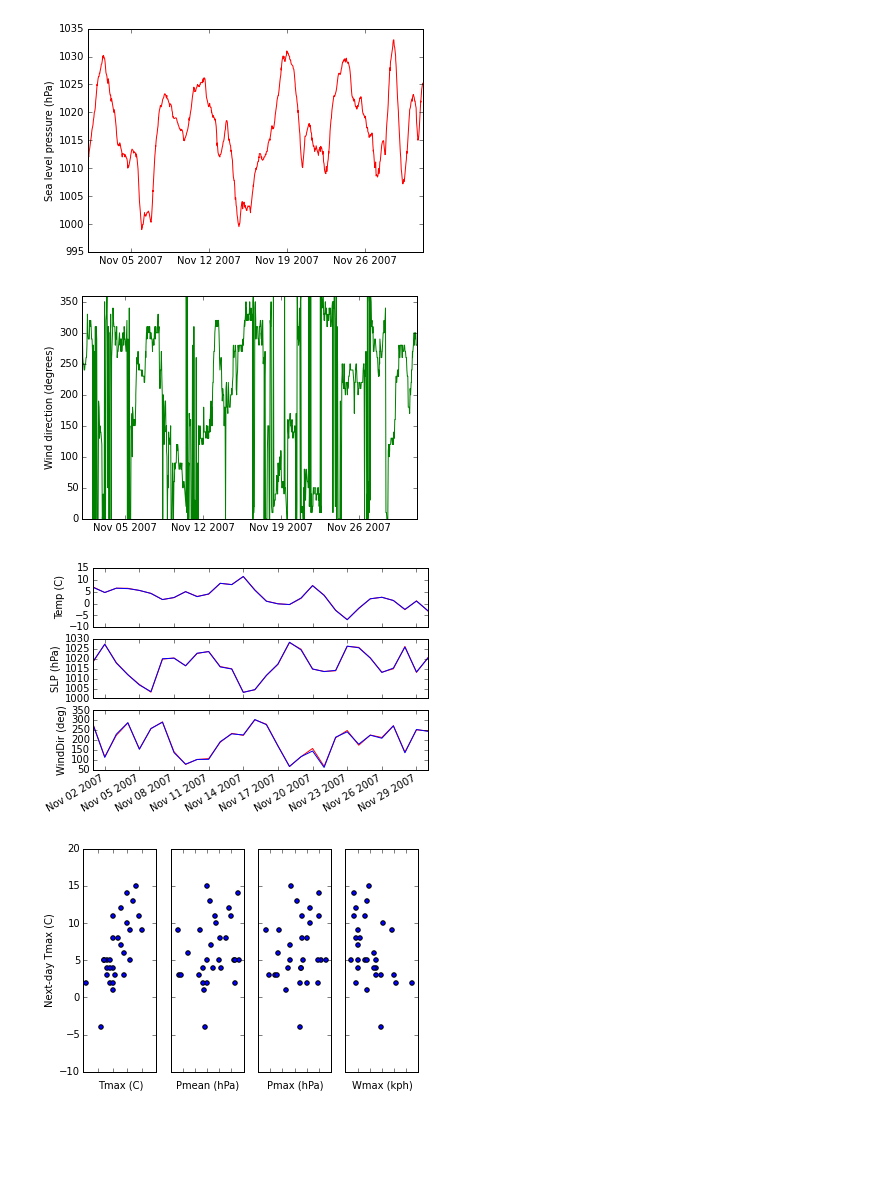
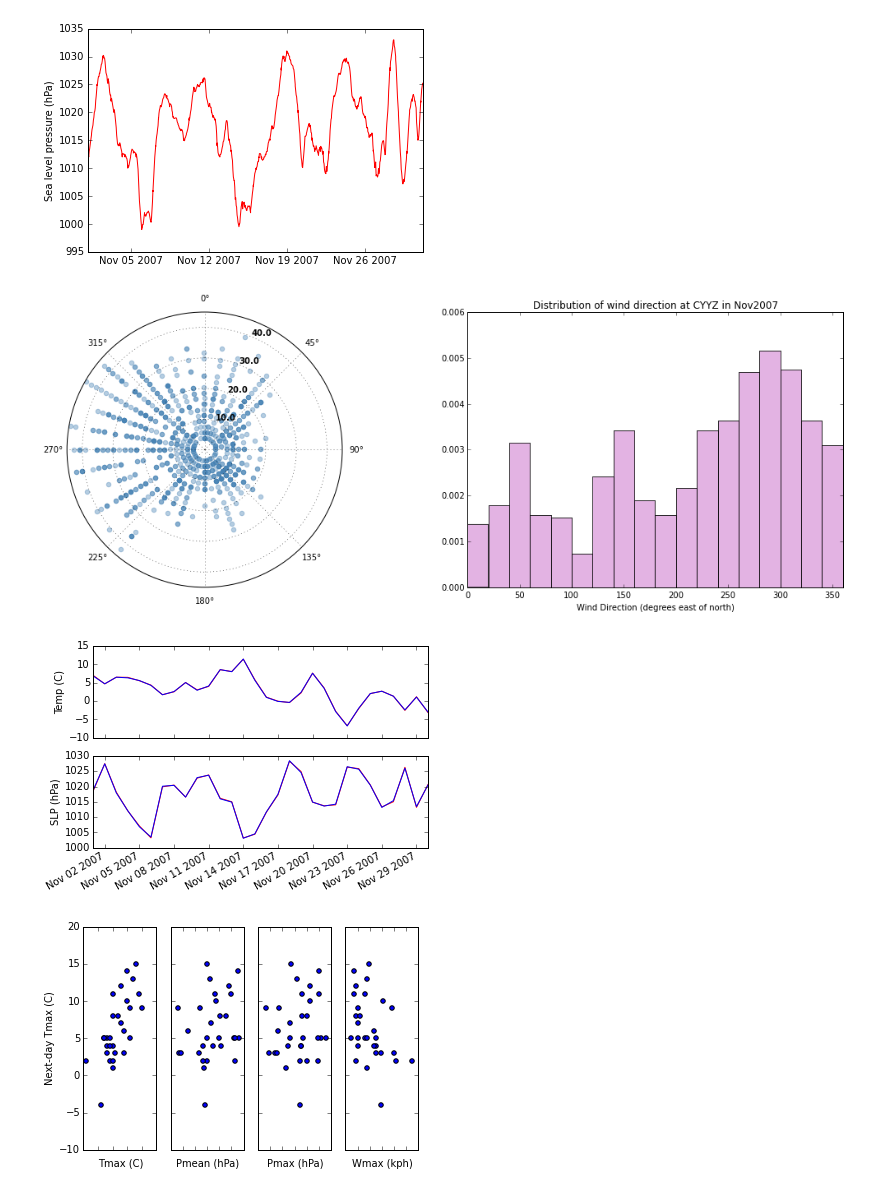
Before and after one commit to majorgowan/wpwp, a Jupyter notebook: Notebooks/wU_Working_with_Hourly_Data.ipynb, the cells around one changed output. Cells and saved outputs as stored; diff of their text form; code cells hidden in the pictures; blank space fills up the shorter version.

```diff
--- a/Notebooks/wU_Working_with_Hourly_Data.ipynb
+++ b/Notebooks/wU_Working_with_Hourly_Data.ipynb
@@ -98,26 +98,43 @@ plt.show()
 # %% [output]
 [figure]
 # %%
-# wind direction
+# wind speed and direction
 wtimes = [datetime.datetime.strptime(x,'%Y-%m-%d %H:%M:%S') for x in times]
 wdir = [hour['WindDirDegrees'] for day in torNov2007 for hour in day]
-zip(wtimes[:5],wdir[:5])
+wspd = [hour['Wind SpeedKm/h'] for day in torNov2007 for hour in day]
 
 # remove missing values (from back to front)
 for i in range(len(wdir)-1,-1,-1):
-    if wdir[i] in ['-9999', 'N/A', ' ', '']:
+    if wdir[i] in ['-9999', 'N/A', ' ', ''] or wspd[i] == 'Calm':
         del wtimes[i]
+        del wspd[i]
         del wdir[i]
-zip(wtimes[:5],wdir[:5])
 
-# convert wind values to float and plot
+# convert wind values to radians and plot
 wdir = [float(w) for w in wdir]
-plt.plot(wtimes, wdir, color='green')
-plt.ylabel('Wind direction (degrees)')
-plt.ylim([0,360])
+wspd = [float(wspd) for wspd in wspd]
+wdirRad = [float(w)*3.14/180.0 for w in wdir]
+wtimes = [(w-wtimes[0]).total_seconds()/24.0/3600.0 for w in wtimes]
+
+fig = plt.figure(figsize=(18.0,6.0))
+
+ax1 = plt.subplot(121, projection='polar')
+ax1.set_theta_zero_location("N")
+ax1.set_theta_direction(-1)
+ax1.set_ylim([0,45.0])
+ax1.set_yticks([10.0, 20.0, 30.0, 40.0])
+ax1.set_yticklabels(ax1.get_yticks(), fontweight='bold')
+ax2.set_title('Observed wind speed and direction at CYYZ in Nov2007')
+plt.scatter(wdirRad, wspd, color='steelblue', alpha=0.4, s=30)
+
+ax2 = plt.subplot(122)
+n, bins, patches = plt.hist(wdir, 18, normed=1, facecolor='plum', alpha=0.8)
+ax2.set_title('Distribution of wind directions observed at CYYZ in Nov2007')
+ax2.set_xlim([0,360])
+ax2.set_xlabel('Wind Direction (degrees east of north)')
 plt.show()
 # %% [output]
-[figure, old version]
+[figure, new version]
 # %%
 # compute daily average (R = rectangle method; T = trapezoid method)
 import wUStats as Stats
@@ -130,6 +145,6 @@ WmeanR, WmeanT = Stats.dailyMean(torNov2007, 'WindDirDegrees', 'rectangle'), \
 # %%
 # plot daily means
-fig, (axT, axP, axW) = plt.subplots(3, sharex=True)
+fig, (axT, axP) = plt.subplots(2, sharex=True)
 
 axT.plot(dates,TmeanR,color='red')
 axT.plot(dates,TmeanT,color='blue')
@@ -139,15 +154,11 @@ axP.plot(dates,PmeanR,color='red')
 axP.plot(dates,PmeanT,color='blue')
 axP.set_ylabel('SLP (hPa)')
 
-axW.plot(dates,WmeanR,color='red')
-axW.plot(dates,WmeanT,color='blue')
-axW.set_ylabel('WindDir (deg)')
-
 fig.autofmt_xdate()
 
 plt.show()
 # %% [output]
-[figure, old version]
+[figure, new version]
 # %%
 # scatter plots of next-day daily max temperature with
 # daily max temperature, daily mean pressure, daily max pressure, daily max wind speed
```
Also changed, not shown: parts of 2 cells of this notebook, 1 other file.
